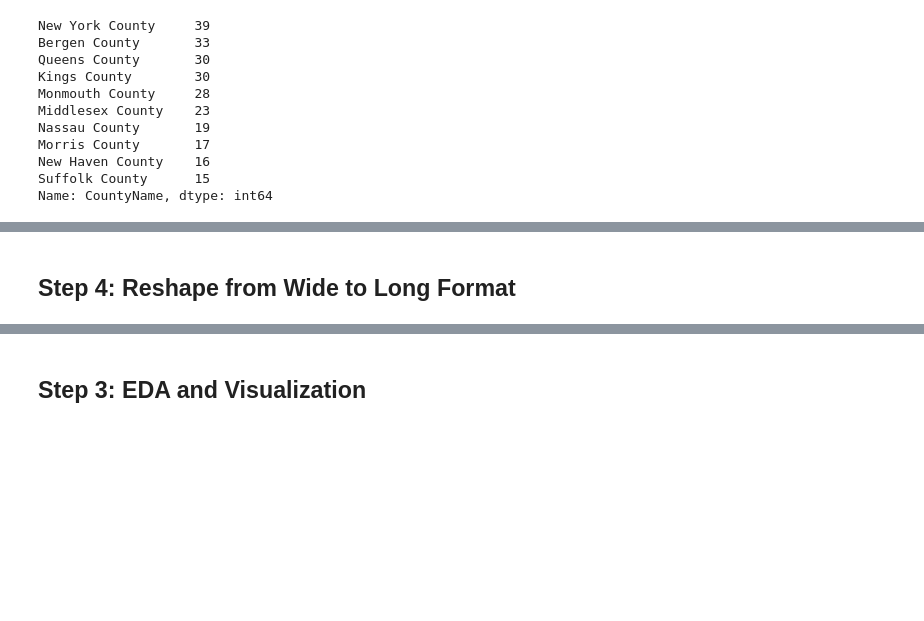
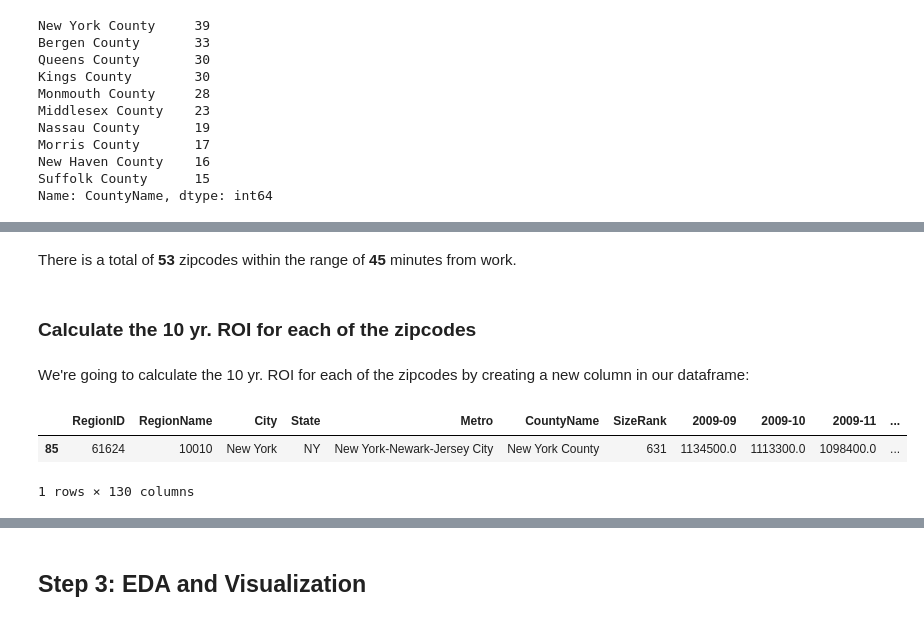
Before and after one commit to bartomolina/dsmod4project, a Jupyter notebook: student.ipynb, the cells around one changed output, grey strips where cells are left out. Cells and saved outputs as stored; diff of their text form; code cells hidden in the pictures; blank space fills up the shorter version.

```diff
--- a/student.ipynb
+++ b/student.ipynb
@@ -51,6 +48,8 @@ We will use this parameters to perform different calculations:
 # %%
 # Monday Nov. 4th. 9 AM
 arrival_time = datetime.datetime(2019, 11, 4, 9, 0)
+target_location = "United Nations Secretariat Building, East 42nd Street, New York, NY"
+max_commuting_time = 45
 # %% [markdown]
 ## 1. Load the dataset / Data cleansing
 ---
@@ -212,5 +210,9 @@ choropleth.geojson.add_child(
 m
 # %% [output]
 [interactive output not drawn]
-# %% [markdown]
-## Step 4: Reshape from Wide to Long Format
+# %% [markdown]
+There is a total of **53** zipcodes within the range of **45** minutes from work.
+# %% [markdown]
+### Calculate the 10 yr. ROI for each of the zipcodes
+# %% [markdown]
+We're going to calculate the 10 yr. ROI for each of the zipcodes by creating a new column in our dataframe:
@@ -216,0 +221,7 @@ m
+# %%
+df_NY_by_dist.head()
+df_NY.loc[df_NY['RegionName'] == '10010']
+# %% [output]
+|  | RegionID | RegionName | City | State | Metro | CountyName | SizeRank | 2009-09 | 2009-10 | 2009-11 | ... |
+| 85 | 61624 | 10010 | New York | NY | New York-Newark-Jersey City | New York County | 631 | 1134500.0 | 1113300.0 | 1098400.0 | ... |
+1 rows × 130 columns
```
Also changed, not shown: parts of 26 cells of this notebook.
